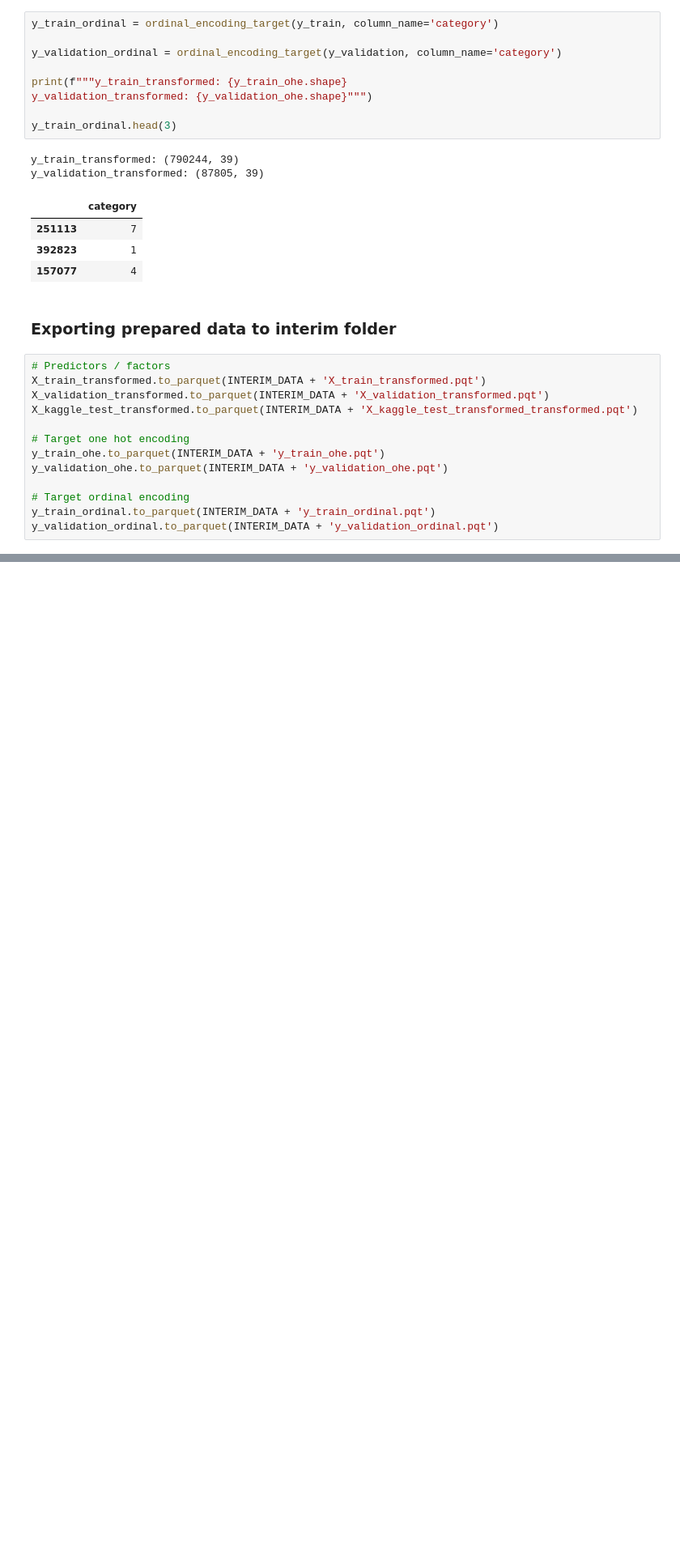
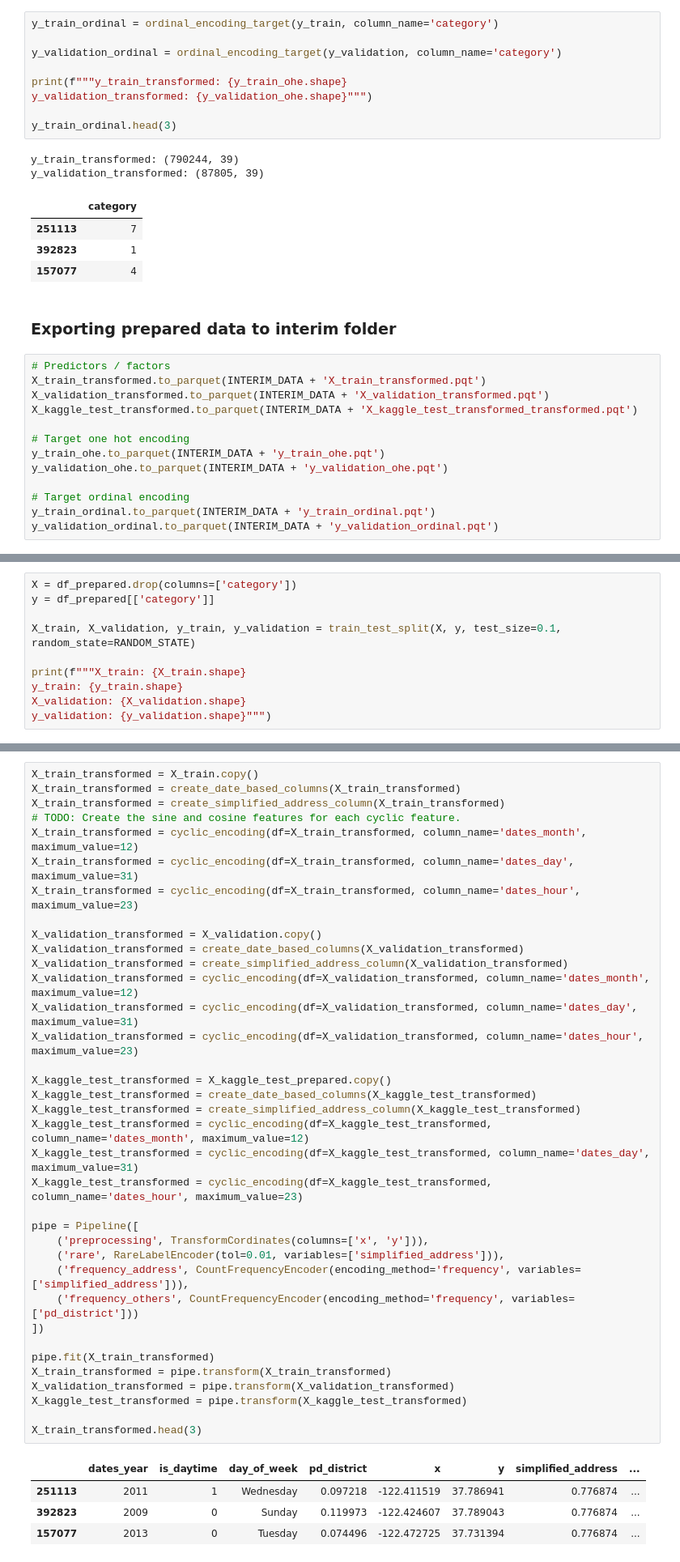
Before and after one commit to marcodeamicis/sf_crime, a Jupyter notebook: notebooks/2_data_preparation_suto.ipynb, the cells around one changed output, grey strips where cells are left out. Shown at 81% size. Cells and saved outputs as stored; diff of their text form; blank space fills up the shorter version.

Commit message:
:construction: WIP Created a second dataprep.
Following steps:
- Test new dataprep (2nd) in the previous modeling approaches.

```diff
--- a/notebooks/2_data_preparation_suto.ipynb
+++ b/notebooks/2_data_preparation_suto.ipynb
@@ -392,0 +399,10 @@ y_validation_ordinal.to_parquet(INTERIM_DATA + 'y_validation_ordinal.pqt')
+# %%
+X = df_prepared.drop(columns=['category'])
+y = df_prepared[['category']]
+
+X_train, X_validation, y_train, y_validation = train_test_split(X, y, test_size=0.1, random_state=RANDOM_STATE)
+
+print(f"""X_train: {X_train.shape}
+y_train: {y_train.shape}
+X_validation: {X_validation.shape}
+y_validation: {y_validation.shape}""")
@@ -392,0 +432,41 @@ y_validation_ordinal.to_parquet(INTERIM_DATA + 'y_validation_ordinal.pqt')
+# %%
+X_train_transformed = X_train.copy()
+X_train_transformed = create_date_based_columns(X_train_transformed)
+X_train_transformed = create_simplified_address_column(X_train_transformed)
+# TODO: Create the sine and cosine features for each cyclic feature.
+X_train_transformed = cyclic_encoding(df=X_train_transformed, column_name='dates_month', maximum_value=12)
+X_train_transformed = cyclic_encoding(df=X_train_transformed, column_name='dates_day', maximum_value=31)
+X_train_transformed = cyclic_encoding(df=X_train_transformed, column_name='dates_hour', maximum_value=23)
+
+X_validation_transformed = X_validation.copy()
+X_validation_transformed = create_date_based_columns(X_validation_transformed)
+X_validation_transformed = create_simplified_address_column(X_validation_transformed)
+X_validation_transformed = cyclic_encoding(df=X_validation_transformed, column_name='dates_month', maximum_value=12)
+X_validation_transformed = cyclic_encoding(df=X_validation_transformed, column_name='dates_day', maximum_value=31)
+X_validation_transformed = cyclic_encoding(df=X_validation_transformed, column_name='dates_hour', maximum_value=23)
+
+X_kaggle_test_transformed = X_kaggle_test_prepared.copy()
+X_kaggle_test_transformed = create_date_based_columns(X_kaggle_test_transformed)
+X_kaggle_test_transformed = create_simplified_address_column(X_kaggle_test_transformed)
+X_kaggle_test_transformed = cyclic_encoding(df=X_kaggle_test_transformed, column_name='dates_month', maximum_value=12)
+X_kaggle_test_transformed = cyclic_encoding(df=X_kaggle_test_transformed, column_name='dates_day', maximum_value=31)
+X_kaggle_test_transformed = cyclic_encoding(df=X_kaggle_test_transformed, column_name='dates_hour', maximum_value=23)
+
+pipe = Pipeline([
+    ('preprocessing', TransformCordinates(columns=['x', 'y'])),
+    ('rare', RareLabelEncoder(tol=0.01, variables=['simplified_address'])),
+    ('frequency_address', CountFrequencyEncoder(encoding_method='frequency', variables=['simplified_address'])),
+    ('frequency_others', CountFrequencyEncoder(encoding_method='frequency', variables=['pd_district']))
+])
+
+pipe.fit(X_train_transformed)
+X_train_transformed = pipe.transform(X_train_transformed)
+X_validation_transformed = pipe.transform(X_validation_transformed)
+X_kaggle_test_transformed = pipe.transform(X_kaggle_test_transformed)
+
+X_train_transformed.head(3)
+# %% [output]
+|  | dates_year | is_daytime | day_of_week | pd_district | x | y | simplified_address | ... |
+| 251113 | 2011 | 1 | Wednesday | 0.097218 | -122.411519 | 37.786941 | 0.776874 | ... |
+| 392823 | 2009 | 0 | Sunday | 0.119973 | -122.424607 | 37.789043 | 0.776874 | ... |
+| 157077 | 2013 | 0 | Tuesday | 0.074496 | -122.472725 | 37.731394 | 0.776874 | ... |
```
Also changed, not shown: parts of 12 cells of this notebook, 5 other files.
